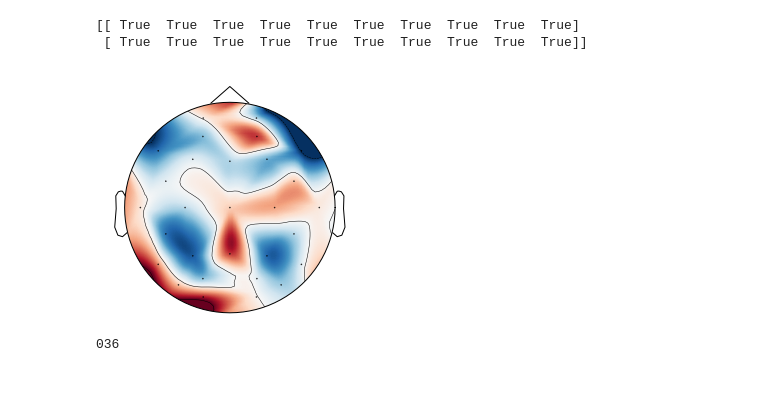
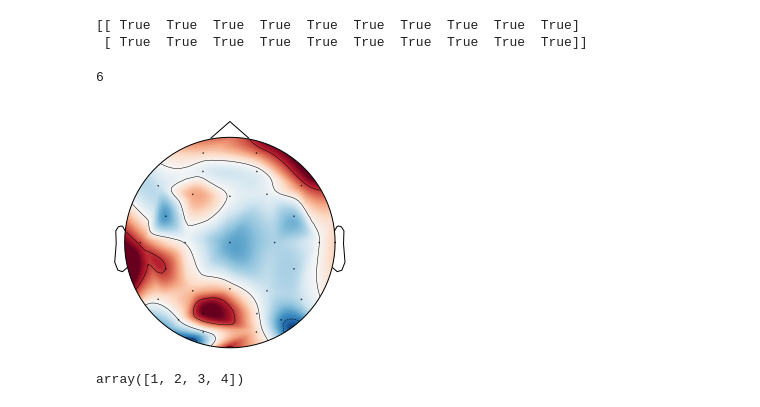
Before and after one commit to sheep9159/click_number, a Jupyter notebook: Untitled.ipynb, the cells around one changed output. Saved outputs shown, nothing was run; the diff lists cells and outputs as text; code cells hidden in the pictures.

```diff
--- a/Untitled.ipynb
+++ b/Untitled.ipynb
@@ -739,18 +739,25 @@ print(a==b)
 # %%
 import mne
 import numpy as np
 import channel_location
 import matplotlib.pyplot as plt
 
 %matplotlib inline
 fname = r'C:\Users\13057\Desktop\123.set'
 raw = mne.io.read_raw_eeglab(fname, preload=True)
+b = raw.get_data(start=0, stop=6)
+print(len(b[0]))
+a = np.random.randn(29)
 mne.viz.plot_topomap(a, raw.info, show=False)
 plt.savefig(r'C:\Users\13057\Desktop\1.jpg')
 # %% [output]
+6
-[figure, old version]
+[figure, new version]
-# %%
-trail_index = 35
-print('{0:0>3}'.format(trail_index+1))
-# %% [output]
-036
+# %%
+import numpy as np
+a = np.array([1, 2, 3, 4, 5])
+start = 2
+end = 5
+a[-end:-start+1]
+# %% [output]
+array([1, 2, 3, 4])
```
Also changed, not shown: 5 other files.
